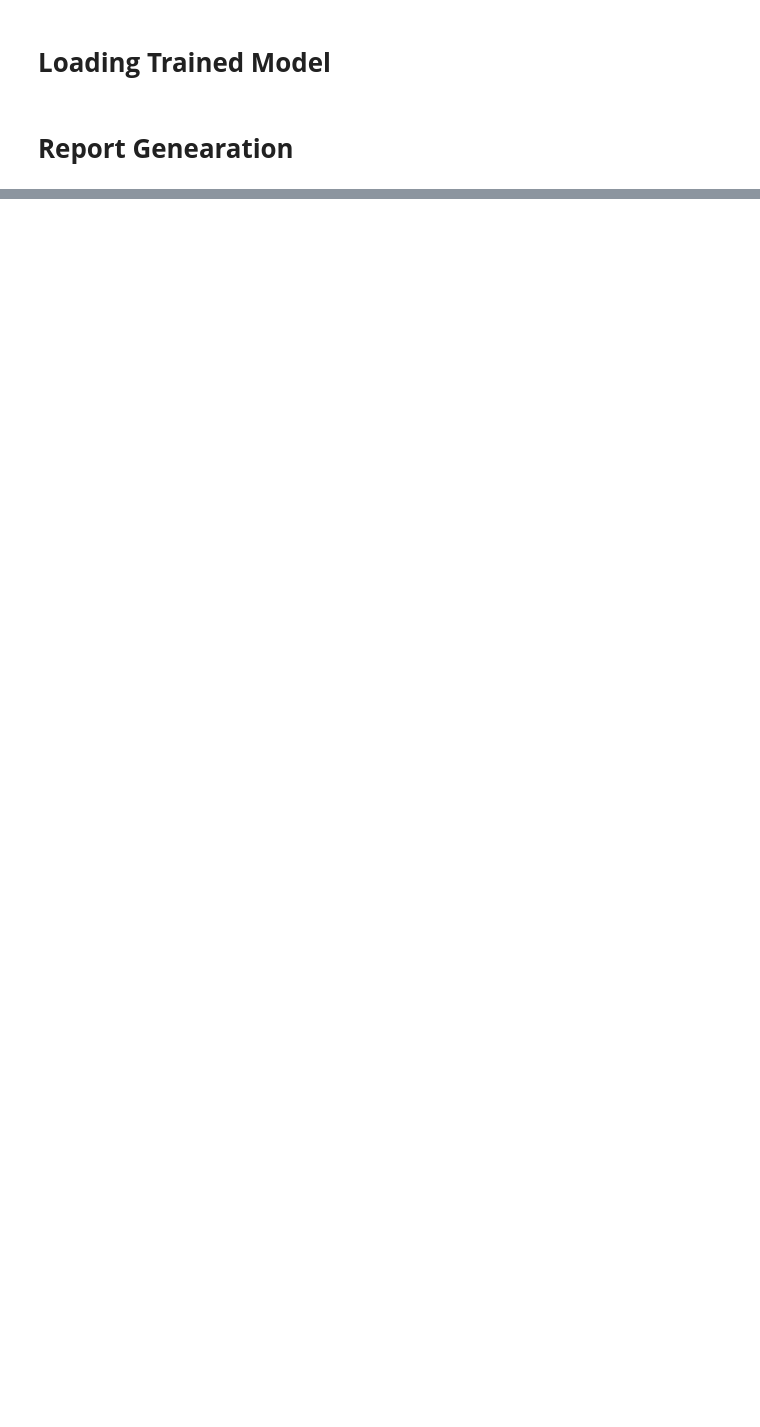
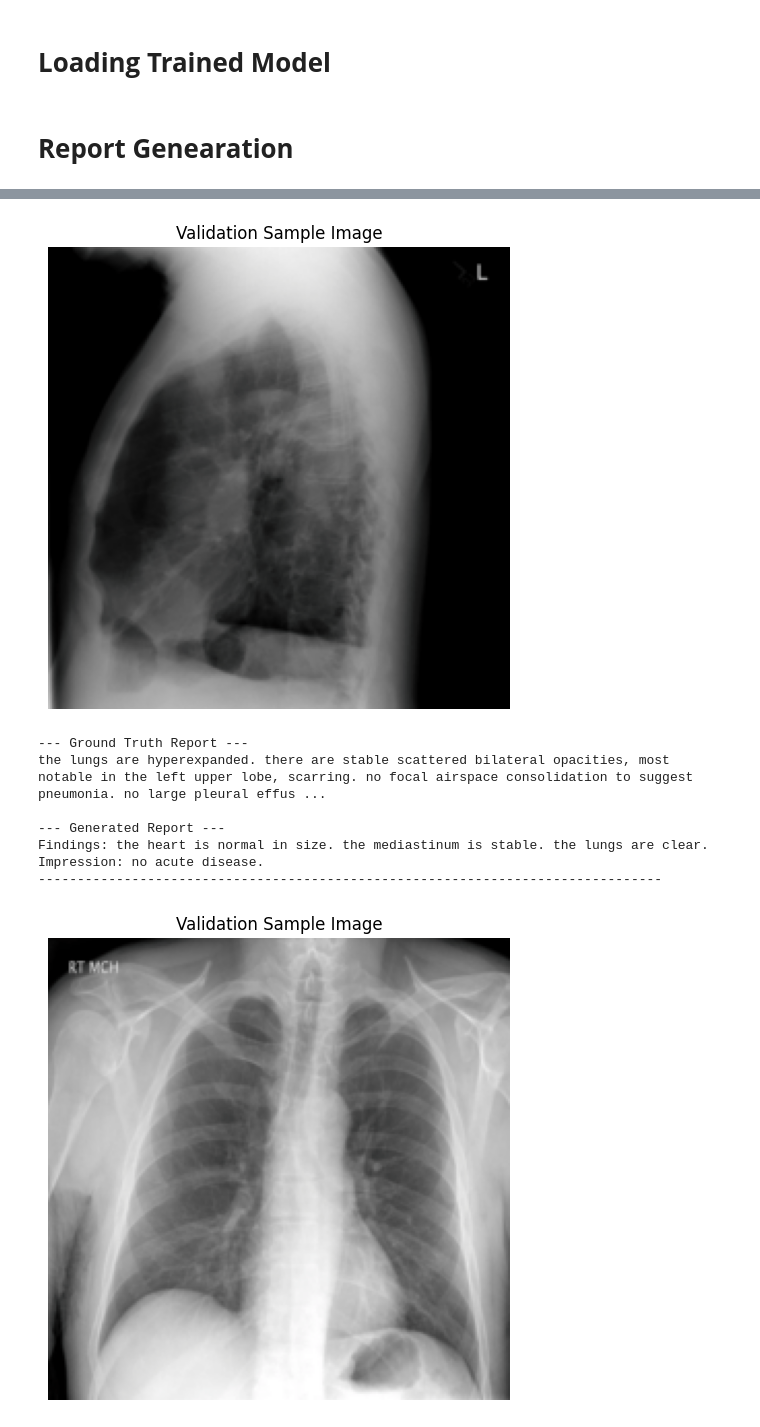
Before and after one commit to Sri-Ganesan-M/Radiology_report_generation, a Jupyter notebook: radiology-report-generation-mini-project.ipynb, the cells around one changed output, grey strips where cells are left out. Saved outputs shown, nothing was run; the diff lists cells and outputs as text; code cells hidden in the pictures; blank space fills up the shorter version.

```diff
--- a/radiology-report-generation-mini-project.ipynb
+++ b/radiology-report-generation-mini-project.ipynb
@@ -539,0 +420,14 @@ class VisualProjection(nn.Module):
+# %%
+import torch.nn as nn
+
+class VisualProjection(nn.Module):
+    def __init__(self, vision_dim=640, gpt2_emb_dim=768):
+        super().__init__()
+        self.proj = nn.Linear(vision_dim, gpt2_emb_dim)
+
+    def forward(self, vision_feat):
+        """
+        vision_feat: Tensor of shape (B, vision_dim)
+        Returns: Tensor of shape (B, gpt2_emb_dim)
+        """
+        return self.proj(vision_feat)
@@ -1661,4 +1305,14 @@ def evaluate_on_val_samples(trainer, val_loader, tokenizer, num_samples=5):
         print(f"\n--- Generated Report ---\n{generated_report.strip()}")
         print("-" * 80)
 # %%
-evaluate_on_val_samples(trainer, train_loader, tokenizer, num_samples=20)
+evaluate_on_val_samples(trainer, test_loader, tokenizer, num_samples=5)
+# %% [output]
+[figure, added]
+--- Ground Truth Report ---
+the lungs are hyperexpanded. there are stable scattered bilateral opacities, most notable in the left upper lobe, scarring. no focal airspace consolidation to suggest pneumonia. no large pleural effus ...
+
+--- Generated Report ---
+Findings: the heart is normal in size. the mediastinum is stable. the lungs are clear.
+Impression: no acute disease.
+--------------------------------------------------------------------------------
+[figure, added]
```
Also changed, not shown: parts of 42 cells of this notebook.
